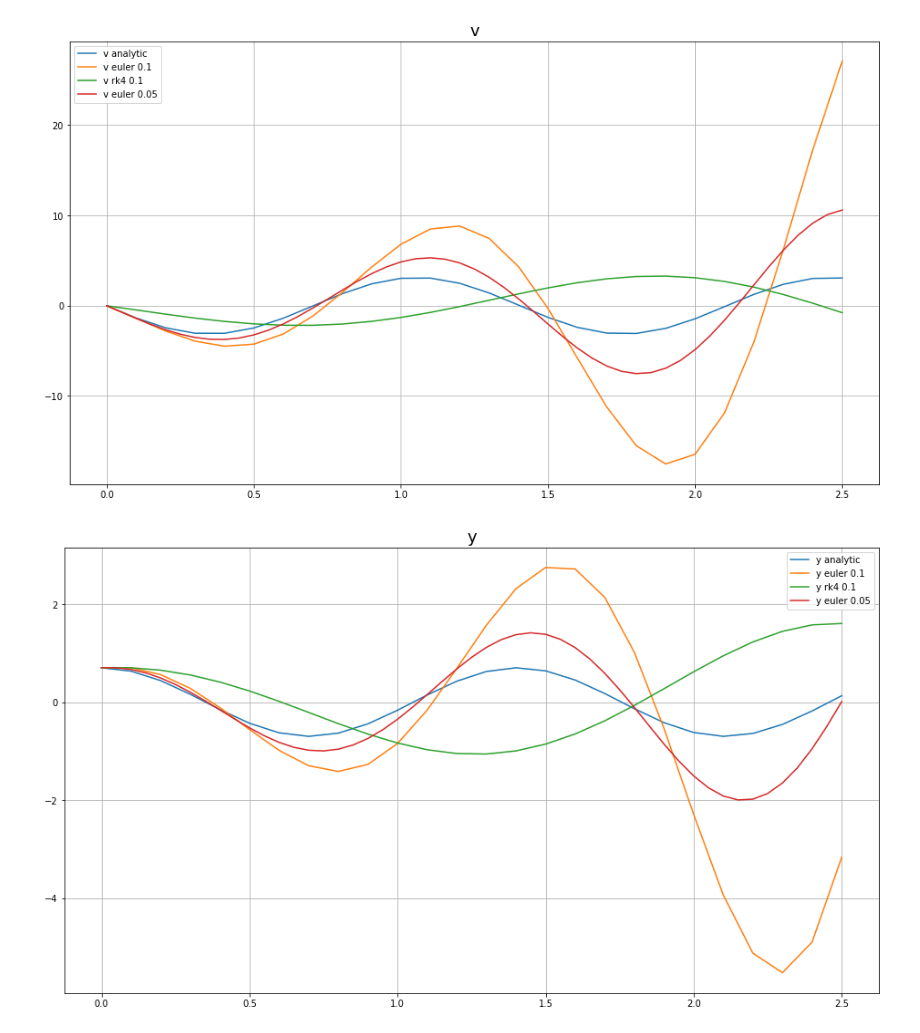
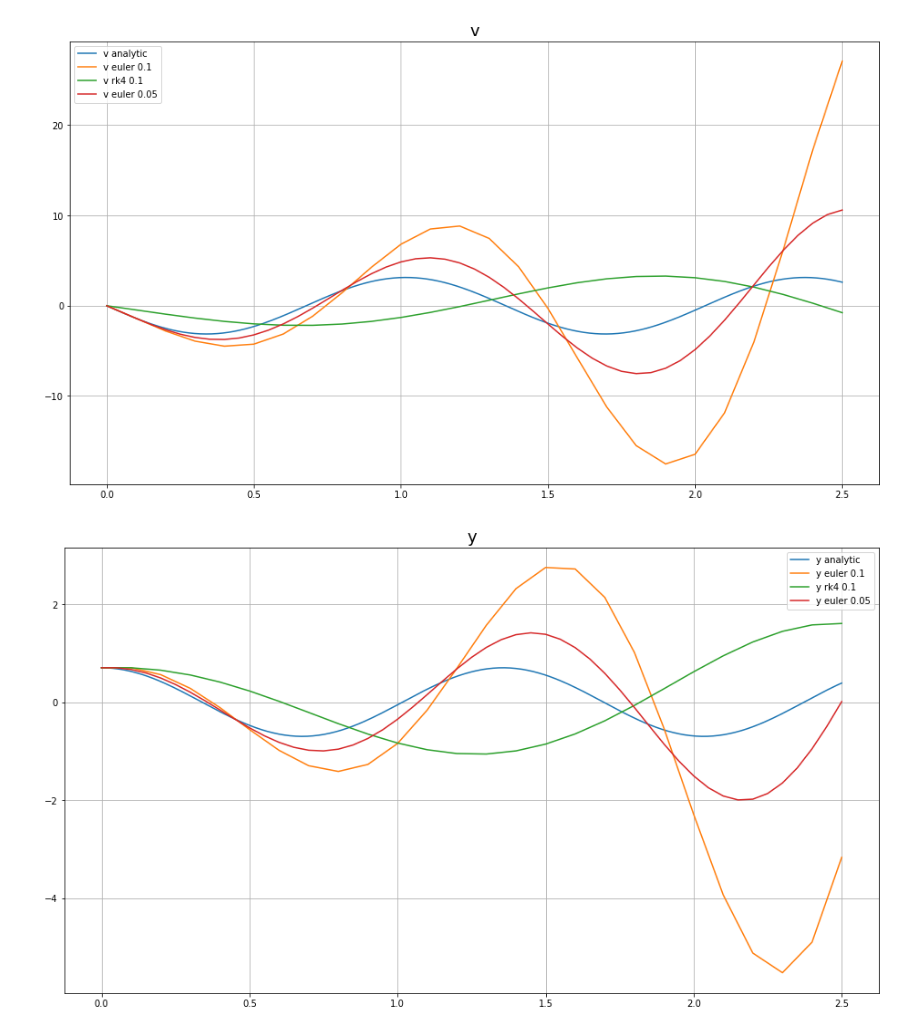
Before and after one commit to udiy/numerit, a Jupyter notebook: Ex8/Q1.ipynb, the cells around one changed output. Cells and saved outputs as stored; diff of their text form; code cells hidden in the pictures.

```diff
--- a/Ex8/Q1.ipynb
+++ b/Ex8/Q1.ipynb
@@ -52,7 +52,7 @@ def evaluate_v_and_y(h, method):
 
     return v, y
 # %%
-def v_and_y_analytic(t):
+def v_and_y_analytic(t=np.arange(0,2.6,0.01)):
 
     """ returns two functions v and y according to the analytic formula
     """
@@ -69,7 +69,7 @@ def v_and_y_analytic(t):
 
     return v, y
 # %%
-def plot(functions, title=None):
+def plot(functions, title=None, save_name=None):
 
     """ functions is a dictionary in the form of function_label:function
     """
@@ -84,16 +84,19 @@ def plot(functions, title=None):
     plt.legend()
     plt.title(title, fontdict={"size":18})
     plt.grid()
-    plt.show()
+    if save_name:
+        plt.savefig(f"{save_name}.png")
+    else:
+        plt.show()
 # %%
 v_euler,y_euler = evaluate_v_and_y(0.1, euler)
 v_euler2,y_euler2 = evaluate_v_and_y(0.05, euler)
 v_rk,y_rk = evaluate_v_and_y(0.1, rk4)
-v_analytic, y_analytic = v_and_y_analytic(t)
+v_analytic, y_analytic = v_and_y_analytic()
 v_funcs = {"v analytic": v_analytic, "v euler 0.1": v_euler, "v rk4 0.1": v_rk, "v euler 0.05": v_euler2}
 y_funcs = {"y analytic": y_analytic, "y euler 0.1": y_euler, "y rk4 0.1": y_rk, "y euler 0.05": y_euler2}
 plot(v_funcs, title="v")
 plot(y_funcs, title="y")
 # %% [output]
-[figure, old version]
+[figure, new version]
-[figure, old version]
+[figure, new version]
```
Also changed, not shown: 1 other file.
